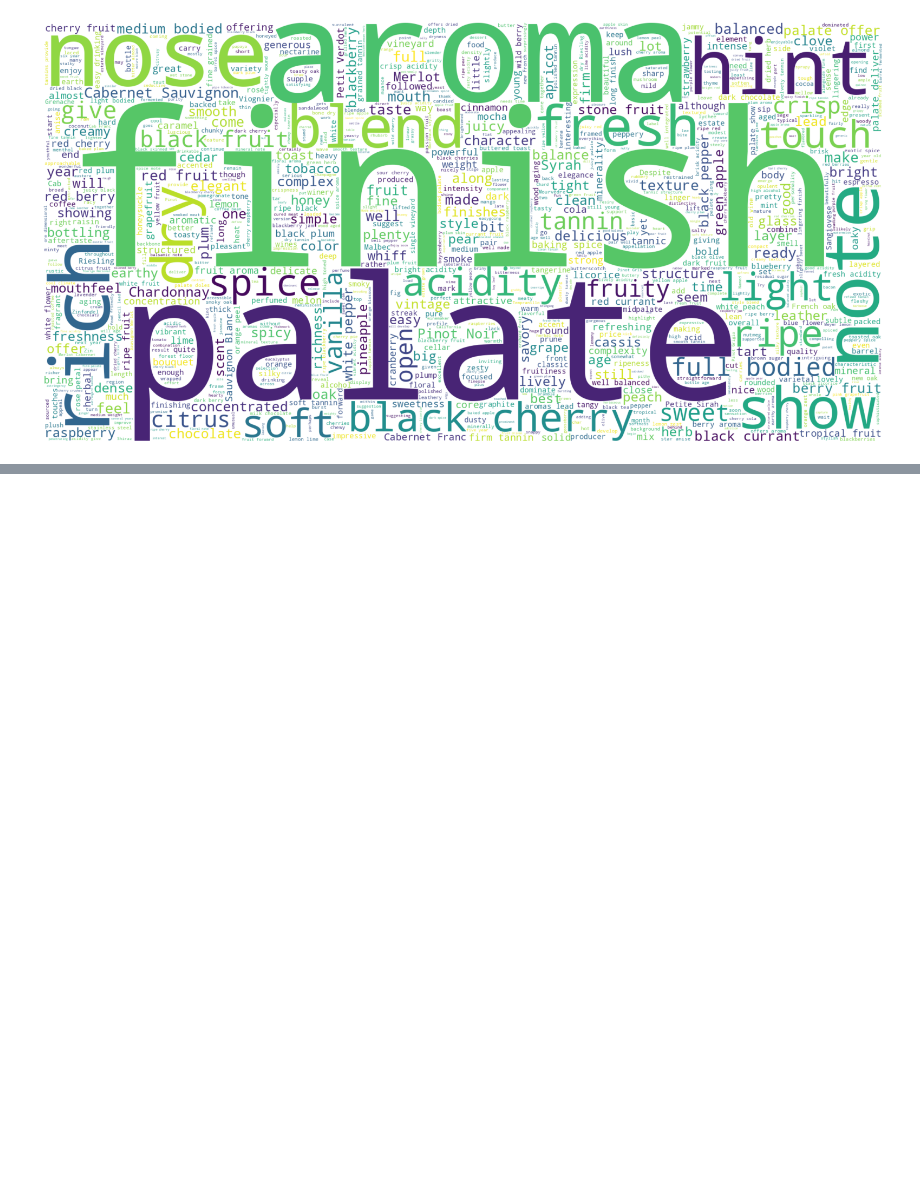
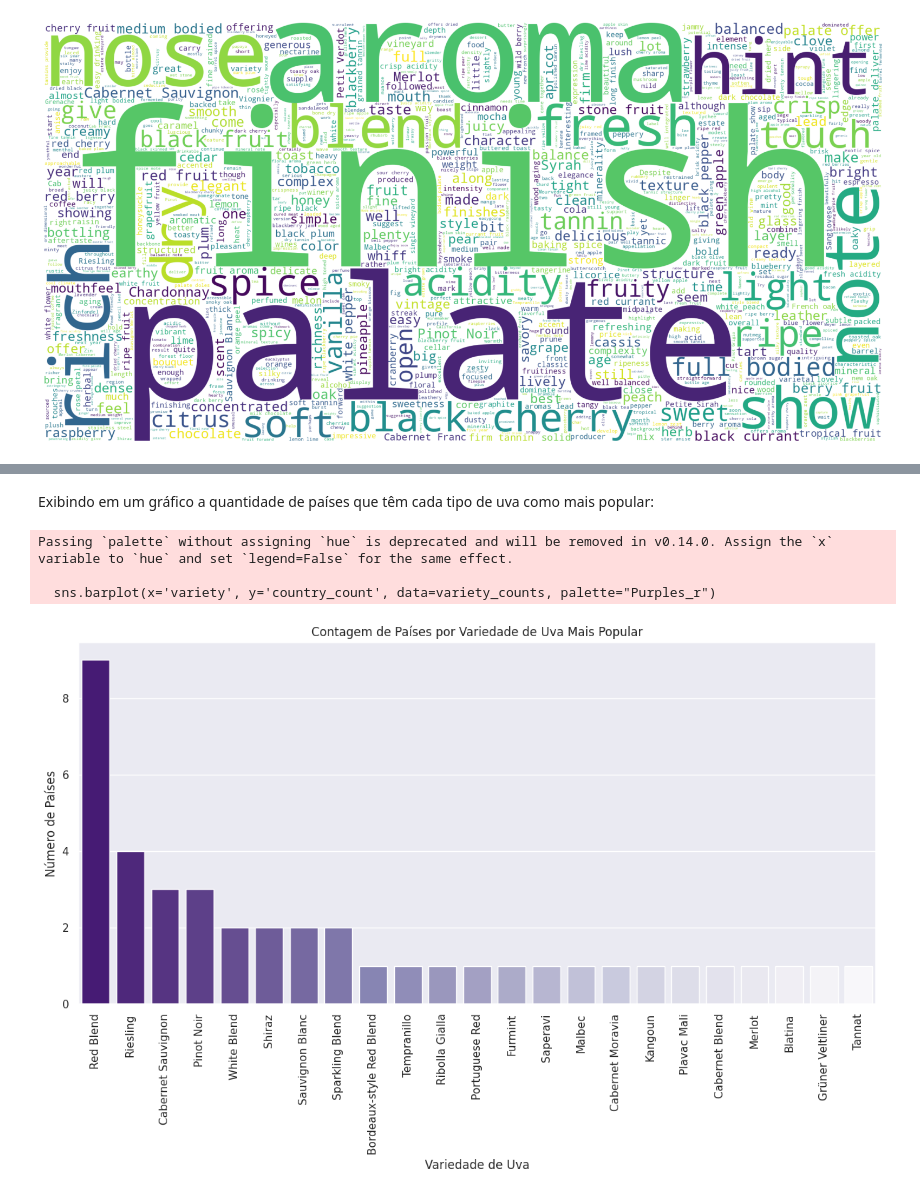
Before and after one commit to caroline-dainezi-fatec/Fatec-Mineracao-de-Dados-2SEM-2024, a Jupyter notebook: Caroline_de_Souza_Dainezi.ipynb, the cells around one changed output, grey strips where cells are left out. Cells and saved outputs as stored; diff of their text form; code cells hidden in the pictures; blank space fills up the shorter version.

```diff
--- a/Caroline_de_Souza_Dainezi.ipynb
+++ b/Caroline_de_Souza_Dainezi.ipynb
@@ -747,0 +756,4 @@ Agora podemos finalmente responder as perguntas que recebemos no começo deste p
+# %%
+most_common_variety_by_country = df1.groupby('country')['variety'].agg(lambda x: x.mode()[0]).reset_index()
+
+most_common_variety_by_country
@@ -747,0 +778,19 @@ Agora podemos finalmente responder as perguntas que recebemos no começo deste p
+# %% [markdown]
+Exibindo em um gráfico a quantidade de países que têm cada tipo de uva como mais popular:
+# %%
+variety_counts = most_common_variety_by_country['variety'].value_counts().reset_index()
+variety_counts.columns = ['variety', 'country_count']
+
+plt.figure(figsize=(12, 8))
+sns.barplot(x='variety', y='country_count', data=variety_counts, palette="Purples_r")
+plt.title('Contagem de Países por Variedade de Uva Mais Popular')
+plt.xlabel('Variedade de Uva')
+plt.ylabel('Número de Países')
+plt.xticks(rotation=90)
+plt.tight_layout()
+plt.show()
+# %% [output]
+Passing `palette` without assigning `hue` is deprecated and will be removed in v0.14.0. Assign the `x` variable to `hue` and set `legend=False` for the same effect.
+
+  sns.barplot(x='variety', y='country_count', data=variety_counts, palette="Purples_r")
+[figure, added]
```
Also changed, not shown: parts of 9 cells of this notebook.
